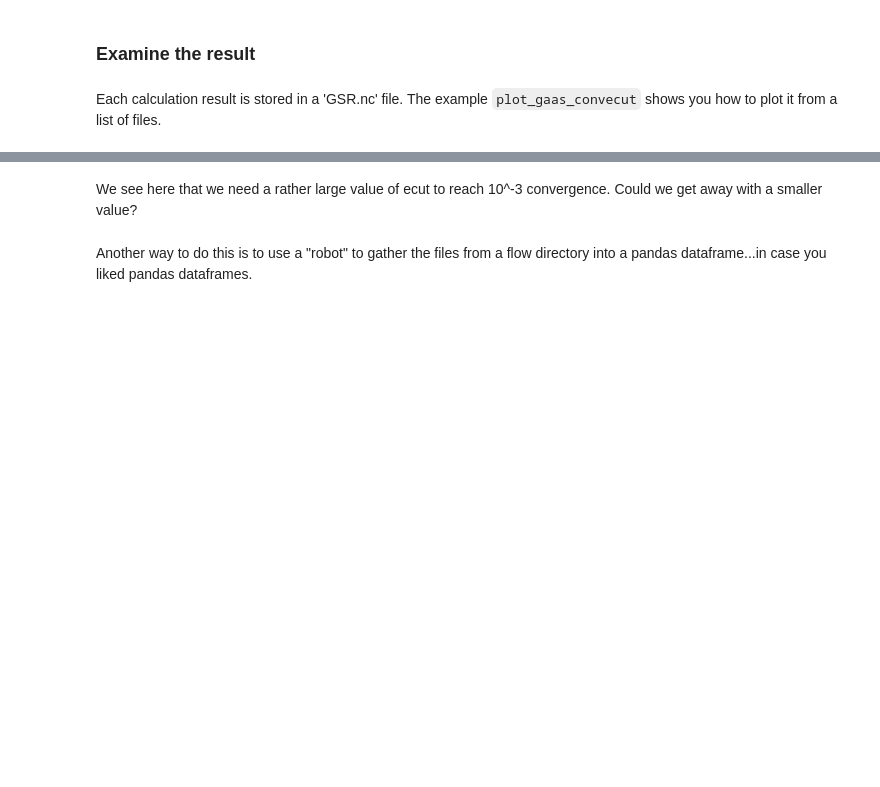
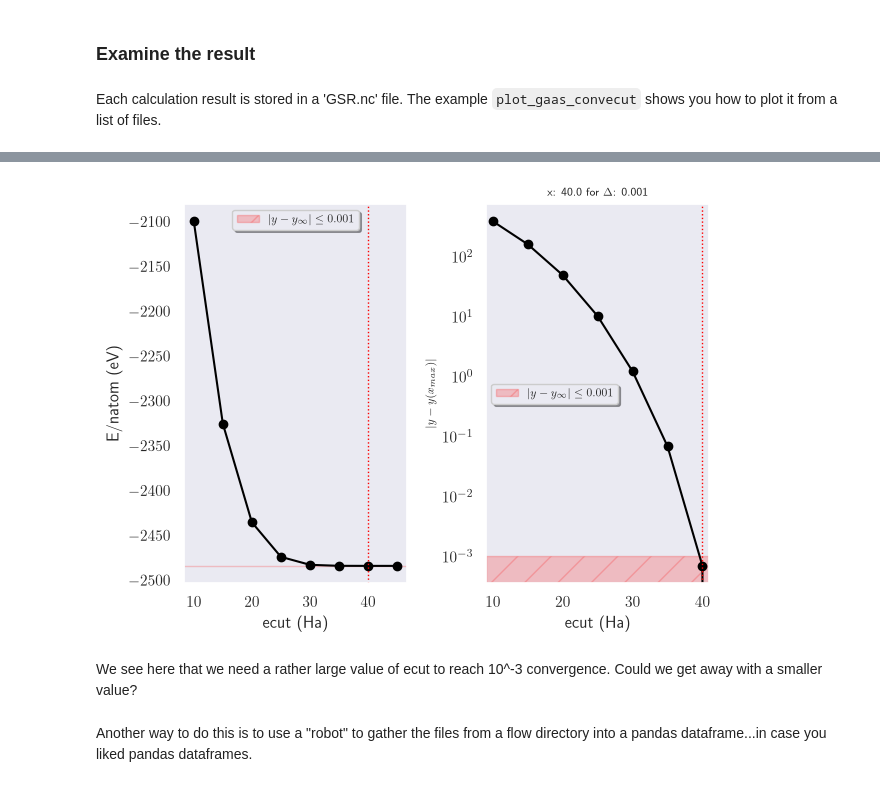
Before and after one commit to GkAntonius/Abinit_speedrun_tutorial, a Jupyter notebook: Notebooks/2-Convergence_study.ipynb, the cells around one changed output, grey strips where cells are left out. Cells and saved outputs as stored; diff of their text form; code cells hidden in the pictures; blank space fills up the shorter version.

```diff
--- a/Notebooks/2-Convergence_study.ipynb
+++ b/Notebooks/2-Convergence_study.ipynb
@@ -152,3 +144,7 @@ fig = wlib.plot_ecut_conv(workdir="flow_gaas_convecut", figname='')
+# %%
+fig = wlib.plot_ecut_conv(workdir="flow_gaas_convecut", figname=None)
+# %% [output]
+[figure, added]
 # %% [markdown]
 We see here that we need a rather large value of ecut to reach 10^-3 convergence.
 Could we get away with a smaller value?
```
Also changed, not shown: parts of 20 cells of this notebook, 7 other files.
